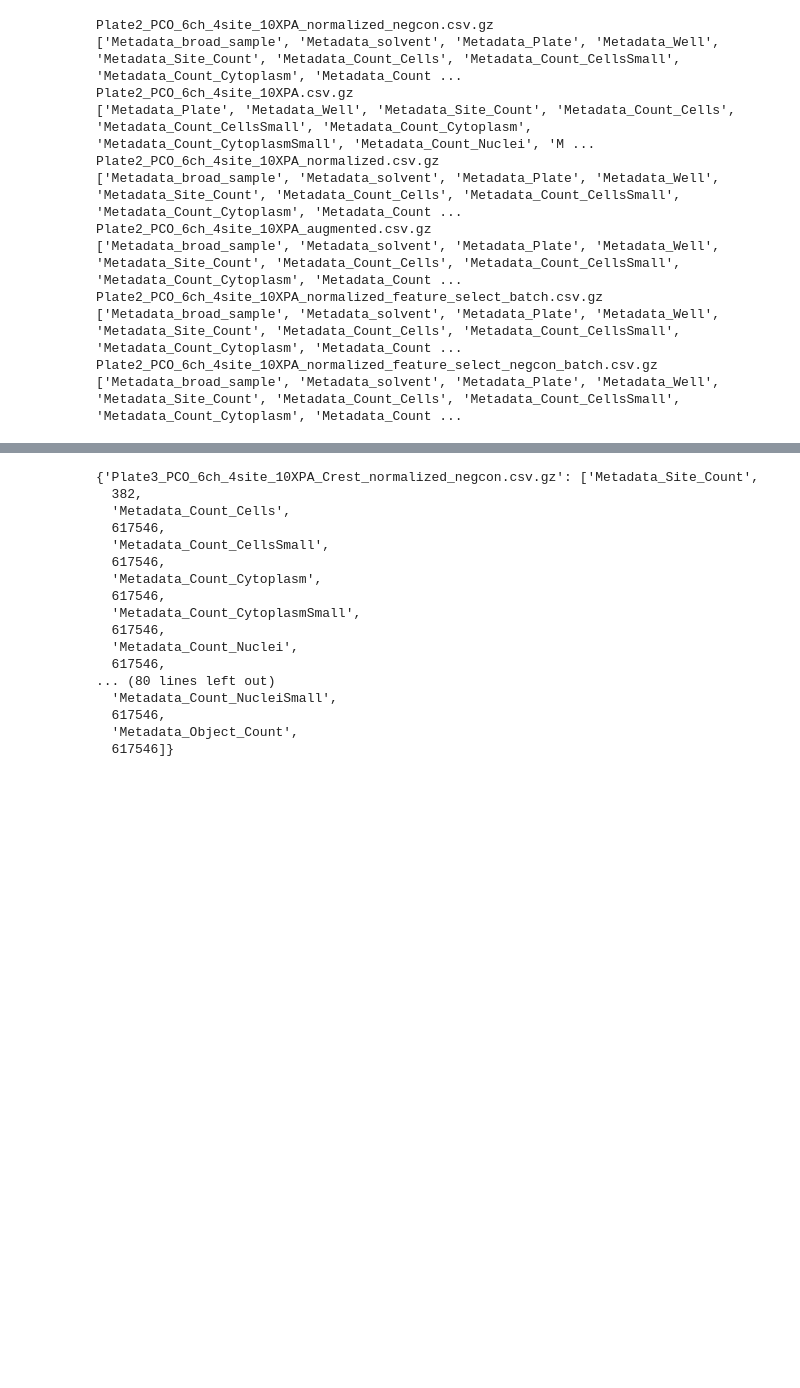
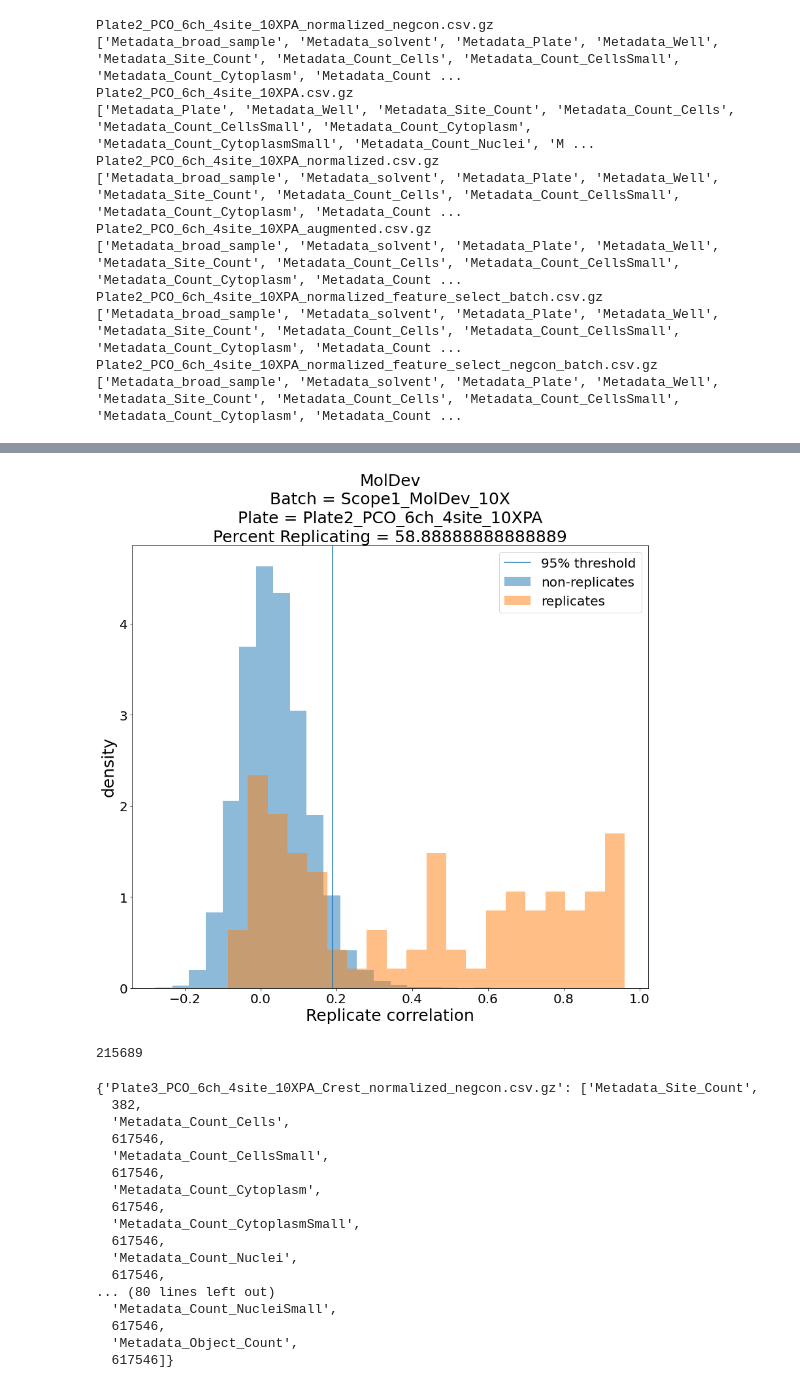
Before and after one commit to jump-cellpainting/jump-scope-analysis, a Jupyter notebook: enabling-sphering.ipynb, the cells around one changed output, grey strips where cells are left out. Drawn from its saved outputs; the diff is of its cells as text; code cells hidden in the pictures; blank space fills up the shorter version.

```diff
--- a/enabling-sphering.ipynb
+++ b/enabling-sphering.ipynb
@@ -345,3 +384,48 @@ fig.set_facecolor("white")
+# %%
+# Recreate distribution plots
+
+def distribution_plots(df, save_fig=False):
+
+    # n_experiments = len(df)
+    n_experiments = 1
+
+    plt.rcParams['figure.facecolor'] = 'white' # Enabling this makes the figure axes and labels visible in PyCharm Dracula theme
+    plt.figure(figsize=[12, 12])
+
+    for i in range(n_experiments):
+        plt.subplot(n_experiments, 1, i+1)
+        plt.hist(df.loc[i,'Null_Replicating'], label='non-replicates', density=True, bins=20, alpha=0.5)
+        plt.hist(df.loc[i,'Replicating'], label='replicates', density=True, bins=20, alpha=0.5)
+        plt.axvline(df.loc[i,'Value_95'], label='95% threshold')
+        plt.legend(fontsize=20)
+        plt.title(
+            f"{df.loc[i,'Vendor']}\n" +
+            f"Batch = {df.loc[i, 'Batch']}\n" +
+            f"Plate = {df.loc[i, 'Assay_Plate_Barcode']}\n" +
+            f"Percent Replicating = {df.loc[i,'Percent_Replicating']}",
+            fontsize=25
+        )
+        plt.ylabel("density", fontsize=25)
+        plt.xlabel("Replicate correlation", fontsize=25)
+        plt.xticks(fontsize=20)
+        plt.yticks(fontsize=20)
+        # sns.despine()
+    plt.tight_layout()
+    if save_fig:
+        plt.savefig('figures/1.percent_replicating.png')
+
+distribution_plots(df_replicating)
+# %% [output]
+[figure, added]
+# %%
+len(df_replicating.loc[i,'Null_Replicating'])
+
+# fig, ax = plt.subplots()
+
+# ax.hist(df_replicating.loc[i,'Null_Replicating'], label='non-replicates', density=True, bins=20, alpha=0.5)
+# ax.hist(df_replicating.loc[i,'Replicating'], label='replicates', density=True, bins=20, alpha=0.5)
+# %% [output]
+215689
 # %%
 # Find cell counts in various places, just to be sure
 count_keys = {}
```
Also changed, not shown: parts of 10 cells of this notebook.
